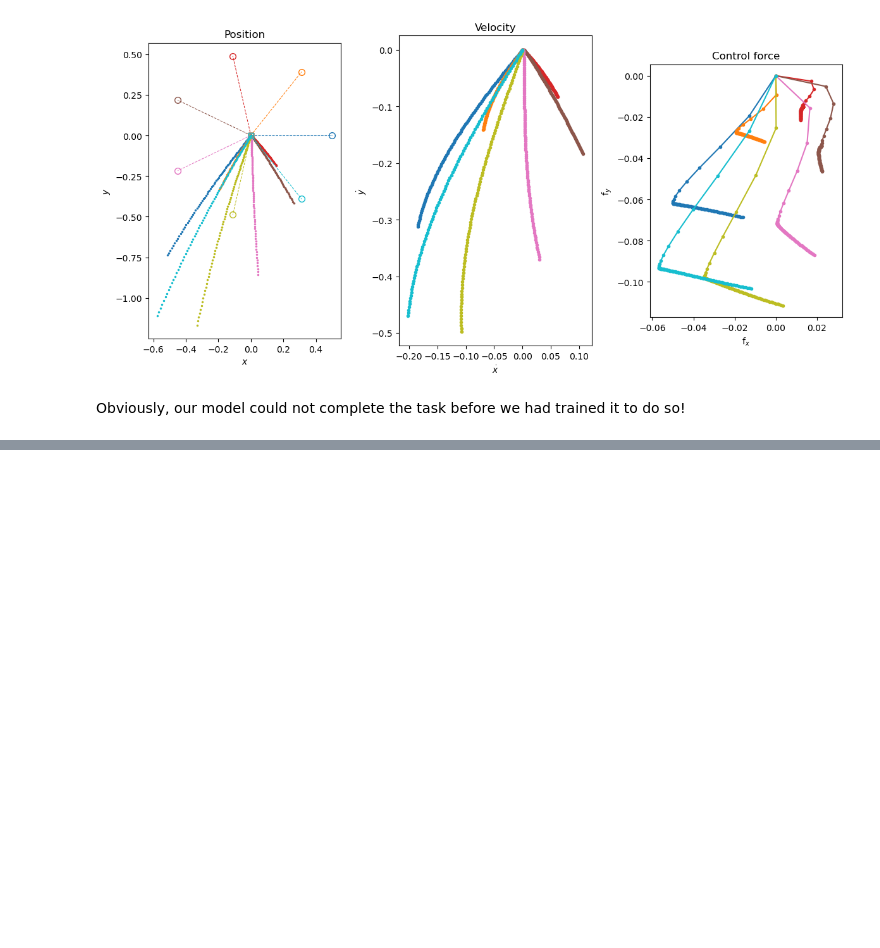
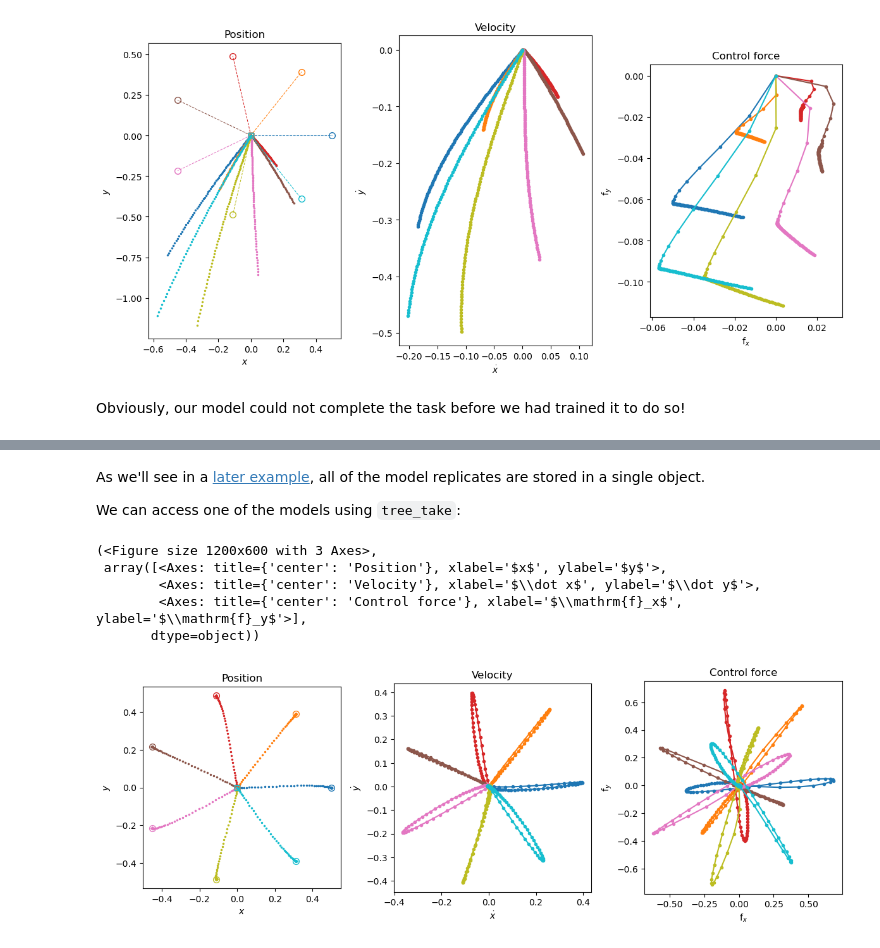
Before and after one commit to mlprt/feedbax, a Jupyter notebook: examples/0_train_simple.ipynb, the cells around one changed output, grey strips where cells are left out. Drawn from its saved outputs; the diff is of its cells as text; code cells hidden in the pictures; blank space fills up the shorter version.

```diff
--- a/examples/0_train_simple.ipynb
+++ b/examples/0_train_simple.ipynb
@@ -127,0 +124,8 @@ Evaluate a single model from the ensemble, then use `plot_activity_heatmap`, `pl
+# %%
+context = point_mass_nn_simple_reaches(n_replicates=5, key=jr.PRNGKey(0))
+
+models, train_history = context.train(
+    n_batches=1000,
+    batch_size=250,
+    key=jr.PRNGKey(1),
+)
@@ -127,0 +152,23 @@ Evaluate a single model from the ensemble, then use `plot_activity_heatmap`, `pl
+# %% [markdown]
+As we'll see in a [later example](/feedbax/examples/4_vmap#constructing-an-ensemble), all of the model replicates are stored in a single object.
+
+We can access one of the models using `tree_take`: <a name="states-plot-color"></a>
+# %%
+from feedbax import tree_take
+from feedbax.plot import plot_reach_trajectories
+
+model0 = tree_take(models, 0)
+
+states = context.task.eval(model0, key=jr.PRNGKey(2))
+
+_ = plot_reach_trajectories(
+    states,
+    trial_specs=context.task.validation_trials,
+)
+# %% [output]
+(<Figure size 1200x600 with 3 Axes>,
+ array([<Axes: title={'center': 'Position'}, xlabel='$x$', ylabel='$y$'>,
+        <Axes: title={'center': 'Velocity'}, xlabel='$\\dot x$', ylabel='$\\dot y$'>,
+        <Axes: title={'center': 'Control force'}, xlabel='$\\mathrm{f}_x$', ylabel='$\\mathrm{f}_y$'>],
+       dtype=object))
+[figure, added]
```
Also changed, not shown: parts of 14 cells of this notebook, 10 other files.
